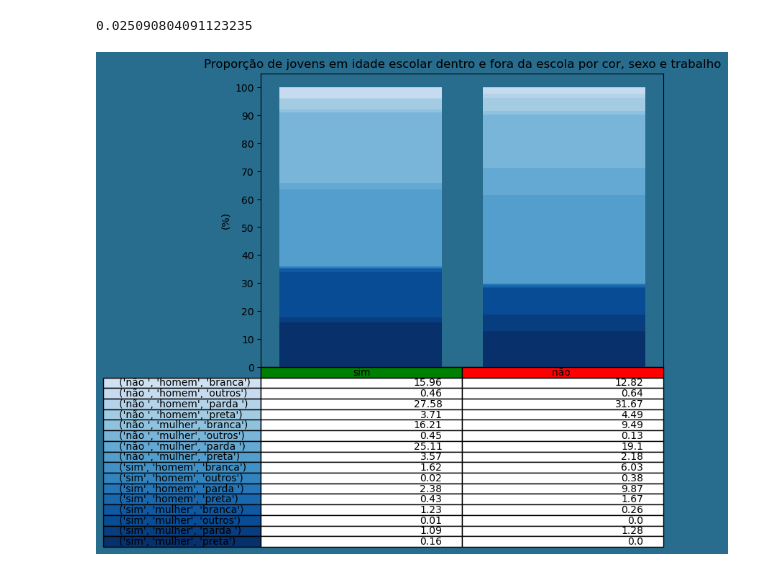
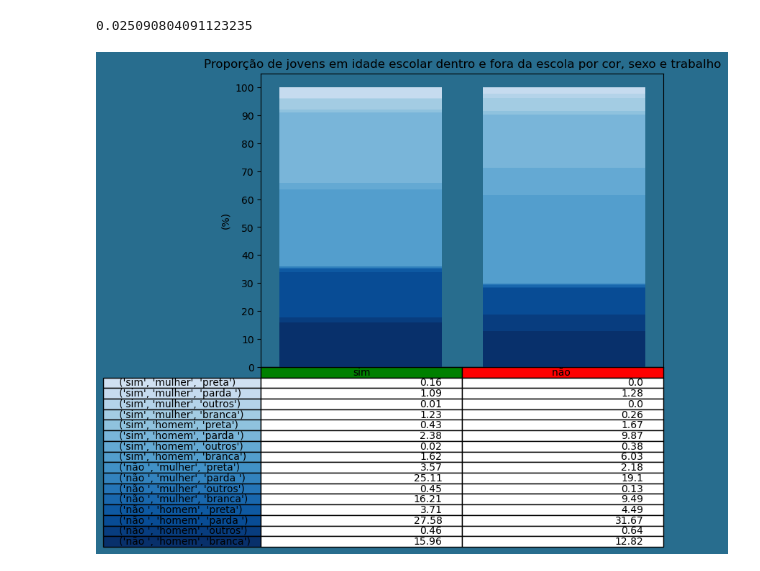
Before and after one commit to GCPeppe/analise-PNAD-educacao, a Jupyter notebook: PNAD2.ipynb, the cells around one changed output. Cells and saved outputs as stored; diff of their text form; code cells hidden in the pictures.

Commit message:
visualização de informações de exclusão escolar

```diff
--- a/PNAD2.ipynb
+++ b/PNAD2.ipynb
@@ -176,26 +176,26 @@ tabelaContingencia = tabelaContingencia.transpose().sort_index()
 # %%
 plt.figure(figsize=(8,6), facecolor='#286d8e'), plt.rcParams.update({'axes.facecolor':'#286d8e'})
 
 colorsList = plt.cm.Blues(np.flip(np.linspace(0.2, 1, tabelaContingencia.shape[0])))
 for col in tabelaContingencia.columns:
     y_offset = 0
     color = 0
     for index2 in tabelaContingencia.index.get_level_values(2).unique():
         for index1 in tabelaContingencia.index.get_level_values(1).unique():
             for index0 in tabelaContingencia.index.get_level_values(0).unique():
                 y = tabelaContingencia.loc[index0, col][index1][index2]*100
                 plt.bar(col, y, bottom=y_offset, color=colorsList[color])
                 y_offset+=y
                 color+=1
 
-plt.xticks([]), plt.yticks(np.arange(0,101,10)), plt.ylim([0,105]), plt.ylabel('(%)')
+plt.xticks(['']), plt.yticks(np.arange(0,101,10)), plt.ylim([0,105]), plt.ylabel('(%)')
 plt.title('Proporção de jovens em idade escolar dentro e fora da escola por cor, sexo e trabalho')
-plt.table(cellText=(tabelaContingencia.values*100).round(2),
-          rowLabels=tabelaContingencia.index,
+plt.table(cellText=(tabelaContingencia.values*100).round(2)[-1::-1],
+          rowLabels=tabelaContingencia.index[-1::-1],
           rowColours=colorsList[-1::-1],
           colLabels=tabelaContingencia.columns,
           colColours=['green', 'red'])
 plt.subplots_adjust(left=0.2, bottom=0.2)
 plt.show()
 # %% [output]
-[figure, old version]
+[figure, new version]
```
Also changed, not shown: parts of 3 cells of this notebook.
